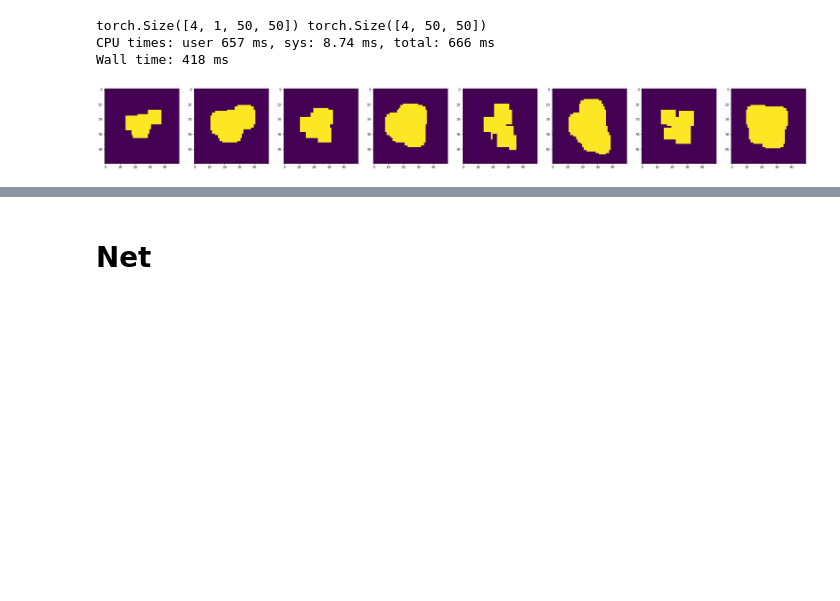
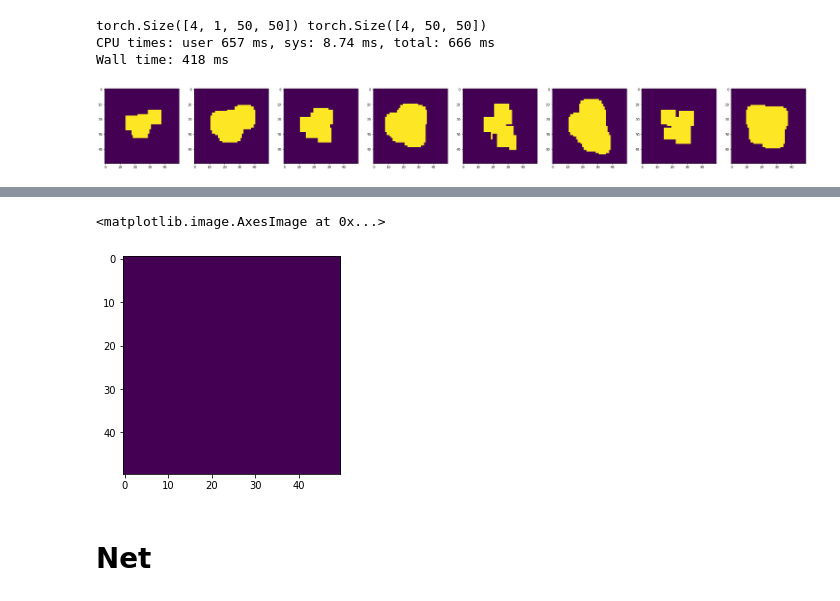
Before and after one commit to TheodoreAouad/3d_segm, a Jupyter notebook: Notebooks/DeepMorpho.ipynb, the cells around one changed output, grey strips where cells are left out. Drawn from its saved outputs; the diff is of its cells as text; code cells hidden in the pictures; blank space fills up the shorter version.

```diff
--- a/Notebooks/DeepMorpho.ipynb
+++ b/Notebooks/DeepMorpho.ipynb
@@ -130,3 +225,8 @@ Wall time: 418 ms
+# %%
+plt.imshow(drc)
+# %% [output]
+<matplotlib.image.AxesImage at 0x...>
+[figure, added]
 # %% [markdown]
 # Net
 # %%
```
Also changed, not shown: parts of 29 cells of this notebook, 8 other files.
